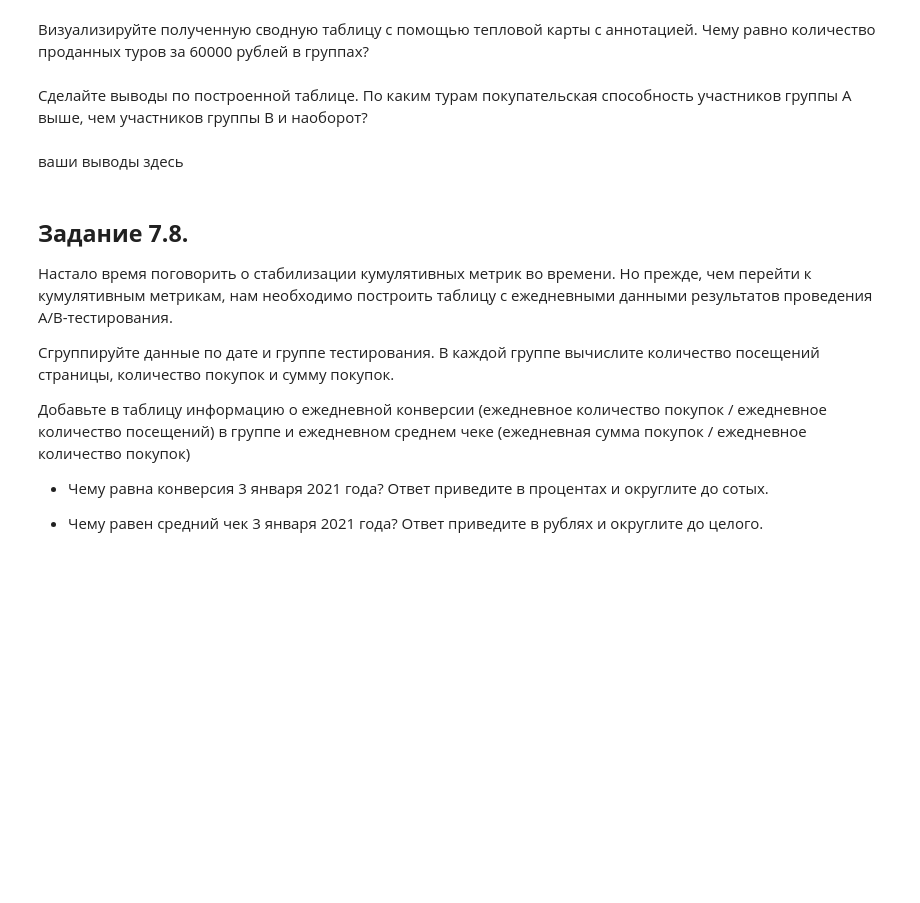
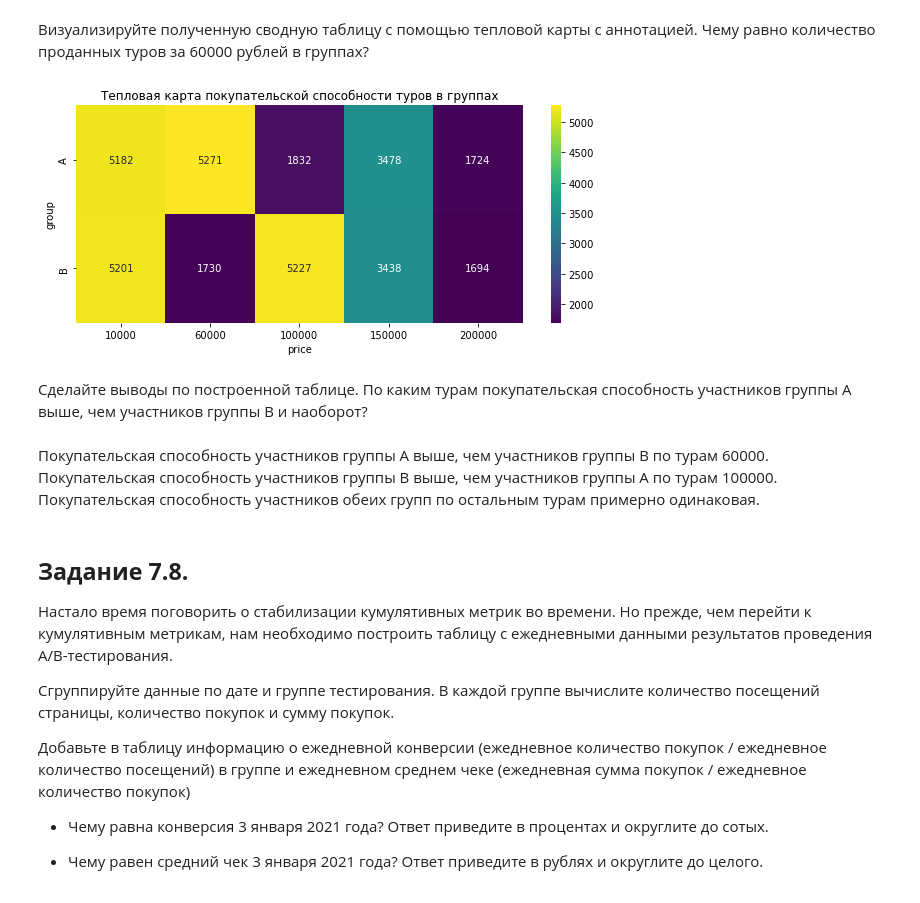
Before and after one commit to AleksandrFrom/SF_DS, a Jupyter notebook: EDA/Template_EDA_5.ipynb, the cells around one changed output. Cells and saved outputs as stored; diff of their text form; code cells hidden in the pictures; blank space fills up the shorter version.

```diff
--- a/EDA/Template_EDA_5.ipynb
+++ b/EDA/Template_EDA_5.ipynb
@@ -226,0 +225,13 @@ updated_data.head()
+# %%
+updated_data_f = data[data['user_id'].apply(lambda x: x not in users_all)]
+# %%
+# ваш код здесь
+
+# группирование туров по группам
+pivot = updated_data_f[updated_data_f['price'] > 0].pivot_table(
+    index='group',
+    columns='price',
+    values='purchase',
+    aggfunc='sum'
+)
+pivot.head()
@@ -232,7 +246,17 @@ updated_data.head()
+# %%
+
+# тепловой график распределения купленных туров в группах
+fig = plt.figure(figsize=(10, 4))
+ax = sns.heatmap(pivot, fmt='.0f', annot=True, cmap='viridis');
+ax.set_title('Тепловая карта покупательской способности туров в группах');
+# %% [output]
+[figure, added]
 # %% [markdown]
 Сделайте выводы по построенной таблице. По каким турам покупательская способность участников группы А выше, чем участников группы B и наоборот?
-# %% [markdown]
-ваши выводы здесь
+# %% [markdown]
+Покупательская способность участников группы А выше, чем участников группы B по турам 60000.
+Покупательская способность участников группы В выше, чем участников группы А по турам 100000.
+Покупательская способность участников обеих групп по остальным турам примерно одинаковая.
 # %% [markdown]
 ## **Задание 7.8.**
 
```
Also changed, not shown: parts of 30 cells of this notebook.
